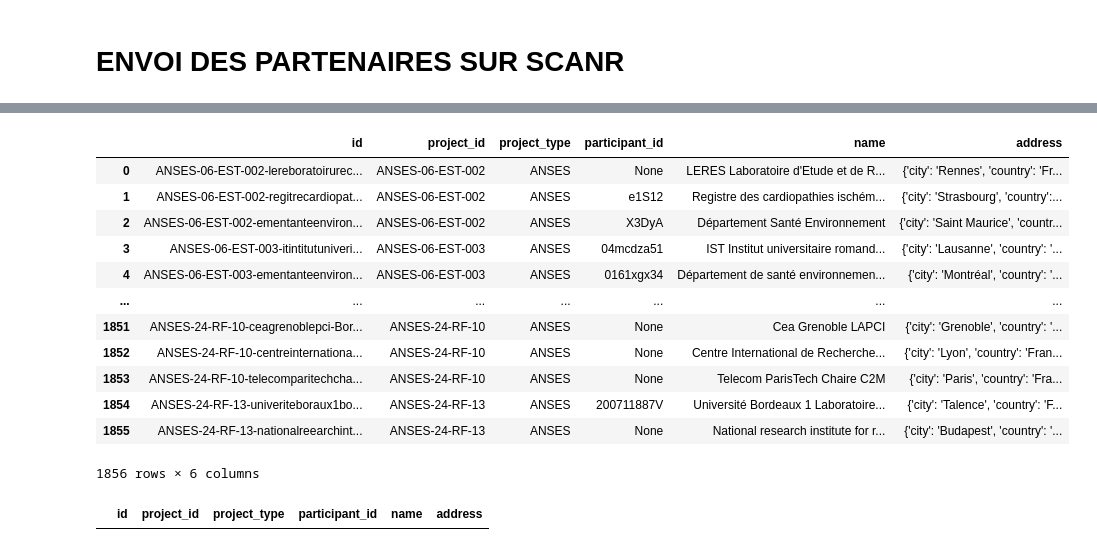
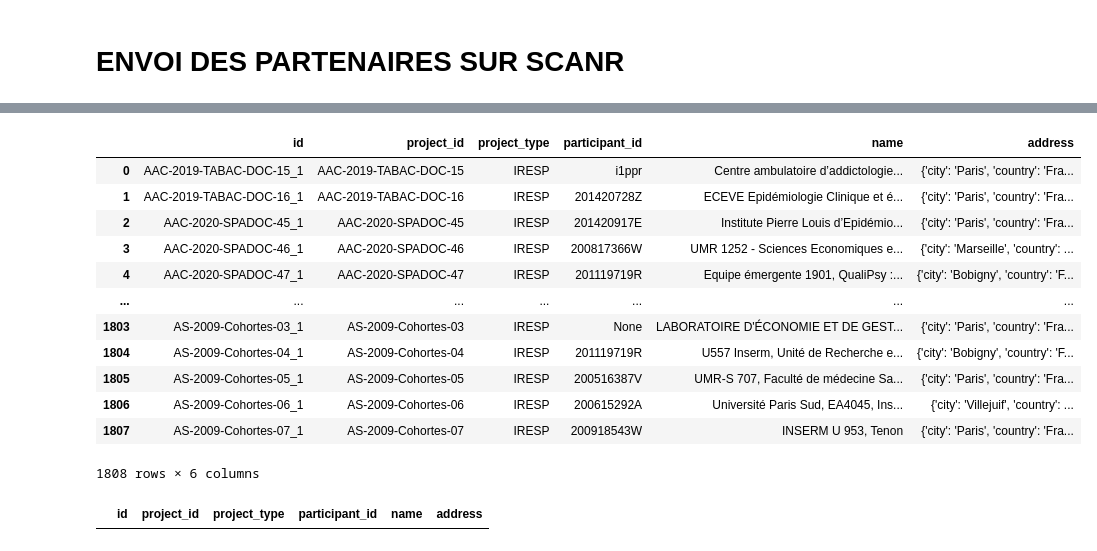
Before and after one commit to dataesr/projects-partners-consolidation, a Jupyter notebook: process_and_send_data_details.ipynb, the cells around one changed output, grey strips where cells are left out. Cells and saved outputs as stored; diff of their text form; code cells hidden in the pictures.

Commit message:
feat(IRESP): update data

```diff
--- a/process_and_send_data_details.ipynb
+++ b/process_and_send_data_details.ipynb
@@ -343,8 +346,15 @@ else :
 df_projets['type']=source
 df_projets['name']=df_projets.progress_apply(lambda row: projects(row,sources[source]['titre_fr'],sources[source]['titre_en']) ,axis=1)
 df_projets['description']=df_projets.progress_apply(lambda row: projects(row,sources[source]['resume_fr'],sources[source]['resume_en']) ,axis=1)
+# %%
+def clean_budget(x):
+    x_str = str(x).replace(' ', '').replace('€', '').replace('\x80', '').replace(',', '.')
+    if x_str.find('.')!=-1 and x_str.split('.')[-1]!='0' and x_str.split('.')[-1]!='00':
+        return float(x_str)
+    else:
+        return int(x_str.replace('.0','').replace('.00',''))
 # %%
-df_projets.loc[:,sources[source]['budget']]=df_projets.loc[:20,sources[source]['budget']].apply(lambda x : int(str(x).replace('.0','').replace('.00','').replace(' ','').replace(',','.').replace('€','').replace('\x80','')) if str(x).find('.0')!=-1 or str(x).find(",0")==-1 else float(str(x).replace(' ','').replace(',','.').replace('€','').replace('\x80','')))
+df_projets.loc[:,sources[source]['budget']]=df_projets.loc[:,sources[source]['budget']].apply(lambda x : clean_budget(x))
 df_projets=df_projets.rename(columns={sources[source]['annee']:'year',sources[source]['acronyme']:'acronym',
                                       sources[source]['budget']:'budget_financed',sources[source]['code_projet']:'id'})
 df_projets=df_projets[['id','type','name','description','acronym','year','budget_financed','persons']]
@@ -351,4 +363,5 @@ df_projets=df_projets[['id','type','name','description','acronym','year','budget
 # %%
 dict_row=df_projets.iloc[1,:].to_dict()
 dict_row2={k:v for k,v in list(dict_row.items()) if ((str(v)!='nan')&(str(v)!='NaN')&(str(v)!='None')&(str(v)!='x')&(str(v)!='[]'))}
+dict_row2['budget_financed']=clean_budget(dict_row2['budget_financed'])
 dict_row2
@@ -375,6 +371,7 @@ err=[]
 for i,row in df_projets.iterrows():
     dict_row=row.to_dict()
     dict_row2={k:v for k,v in list(dict_row.items()) if ((str(v)!='nan')&(str(v)!='NaN')&(str(v)!='None')&(str(v)!='x')&(str(v)!='[]'))}
+    dict_row2['budget_financed']=clean_budget(dict_row2['budget_financed'])
     try:
        r=requests.post('http://185.161.45.213/projects/projects', json = dict_row2, headers={"Authorization":Authorization})
        res= r.json()
@@ -559,30 +506,30 @@ df_partenaires
 # %%
 if source in ['ANSES','SIRANO']:
     df_partenaires['id']=df_partenaires.apply(lambda row: f"{row[sources[source]['code_projet']]}-{row[str(sources[source]['nom_structure'])+'2']}-{row[sources[source]['nom']]}-{row[sources[source]['prenom']]}" , axis=1)
 if source =='REG_IDF':
     df_partenaires['id']=df_partenaires.apply(lambda row: f"{row[sources[source]['code_projet']]}-{row[str(sources[source]['nom_structure'])+'2']}-{row['entite_role']}" , axis=1)
 df_partenaires['address']=df_partenaires.apply(lambda row: address(row,sources[source]['pays'],sources[source]['ville'],source), axis=1)
-df_partenaires=df_partenaires.rename(columns={sources[source]['nom_structure']: 'name', sources[source]['code_projet']: 'project_id', 'id_structure':'participant_id','Projet.Partenaire.Code_Decision_ANR':'id'})
+df_partenaires=df_partenaires.rename(columns={sources[source]['nom_structure']: 'name', sources[source]['code_projet']: 'project_id', 'id_structure':'participant_id',sources[source]['id_partenaire']:'id'})
 df_partenaires=df_partenaires[['name','id','project_id','participant_id','address']]
 df_partenaires['project_type']=source
 df_partenaires['participant_id']=df_partenaires.loc[:,'participant_id'].apply(lambda x: str(x[0]).replace('.0','') if isinstance(x,list) else str(x).split(';')[0].replace('.0',''))
 df_partenaires=df_partenaires[['id','project_id', 'project_type', 'participant_id', 'name','address']]
 df_partenaires['name'] = df_partenaires['name'].astype(str)
 df_partenaires
 # %% [output]
 |  | id | project_id | project_type | participant_id | name | address |
-| 0 | ANSES-06-EST-002-lereboratoirurec... | ANSES-06-EST-002 | ANSES | None | LERES Laboratoire d'Etude et de R... | {'city': 'Rennes', 'country': 'Fr... |
-| 1 | ANSES-06-EST-002-regitrecardiopat... | ANSES-06-EST-002 | ANSES | e1S12 | Registre des cardiopathies ischém... | {'city': 'Strasbourg', 'country':... |
-| 2 | ANSES-06-EST-002-ementanteenviron... | ANSES-06-EST-002 | ANSES | X3DyA | Département Santé Environnement | {'city': 'Saint Maurice', 'countr... |
-| 3 | ANSES-06-EST-003-itintitutuniveri... | ANSES-06-EST-003 | ANSES | 04mcdza51 | IST Institut universitaire romand... | {'city': 'Lausanne', 'country': '... |
-| 4 | ANSES-06-EST-003-ementanteenviron... | ANSES-06-EST-003 | ANSES | 0161xgx34 | Département de santé environnemen... | {'city': 'Montréal', 'country': '... |
+| 0 | AAC-2019-TABAC-DOC-15_1 | AAC-2019-TABAC-DOC-15 | IRESP | i1ppr | Centre ambulatoire d’addictologie... | {'city': 'Paris', 'country': 'Fra... |
+| 1 | AAC-2019-TABAC-DOC-16_1 | AAC-2019-TABAC-DOC-16 | IRESP | 201420728Z | ECEVE Epidémiologie Clinique et é... | {'city': 'Paris', 'country': 'Fra... |
+| 2 | AAC-2020-SPADOC-45_1 | AAC-2020-SPADOC-45 | IRESP | 201420917E | Institute Pierre Louis d’Epidémio... | {'city': 'Paris', 'country': 'Fra... |
+| 3 | AAC-2020-SPADOC-46_1 | AAC-2020-SPADOC-46 | IRESP | 200817366W | UMR 1252 - Sciences Economiques e... | {'city': 'Marseille', 'country': ... |
+| 4 | AAC-2020-SPADOC-47_1 | AAC-2020-SPADOC-47 | IRESP | 201119719R | Equipe émergente 1901, QualiPsy :... | {'city': 'Bobigny', 'country': 'F... |
 | ... | ... | ... | ... | ... | ... | ... |
-| 1851 | ANSES-24-RF-10-ceagrenoblepci-Bor... | ANSES-24-RF-10 | ANSES | None | Cea Grenoble LAPCI | {'city': 'Grenoble', 'country': '... |
-| 1852 | ANSES-24-RF-10-centreinternationa... | ANSES-24-RF-10 | ANSES | None | Centre International de Recherche... | {'city': 'Lyon', 'country': 'Fran... |
-| 1853 | ANSES-24-RF-10-telecomparitechcha... | ANSES-24-RF-10 | ANSES | None | Telecom ParisTech Chaire C2M | {'city': 'Paris', 'country': 'Fra... |
-| 1854 | ANSES-24-RF-13-univeriteboraux1bo... | ANSES-24-RF-13 | ANSES | 200711887V | Université Bordeaux 1 Laboratoire... | {'city': 'Talence', 'country': 'F... |
-| 1855 | ANSES-24-RF-13-nationalreearchint... | ANSES-24-RF-13 | ANSES | None | National research institute for r... | {'city': 'Budapest', 'country': '... |
+| 1803 | AS-2009-Cohortes-03_1 | AS-2009-Cohortes-03 | IRESP | None | LABORATOIRE D'ÉCONOMIE ET DE GEST... | {'city': 'Paris', 'country': 'Fra... |
+| 1804 | AS-2009-Cohortes-04_1 | AS-2009-Cohortes-04 | IRESP | 201119719R | U557 Inserm, Unité de Recherche e... | {'city': 'Bobigny', 'country': 'F... |
+| 1805 | AS-2009-Cohortes-05_1 | AS-2009-Cohortes-05 | IRESP | 200516387V | UMR-S 707, Faculté de médecine Sa... | {'city': 'Paris', 'country': 'Fra... |
+| 1806 | AS-2009-Cohortes-06_1 | AS-2009-Cohortes-06 | IRESP | 200615292A | Université Paris Sud, EA4045, Ins... | {'city': 'Villejuif', 'country': ... |
+| 1807 | AS-2009-Cohortes-07_1 | AS-2009-Cohortes-07 | IRESP | 200918543W | INSERM U 953, Tenon | {'city': 'Paris', 'country': 'Fra... |
-1856 rows × 6 columns
+1808 rows × 6 columns
 # %%
 df_partenaires[df_partenaires.duplicated(subset=['id'])]
 # %% [output]
```
Also changed, not shown: parts of 24 cells of this notebook, 1 other file.
